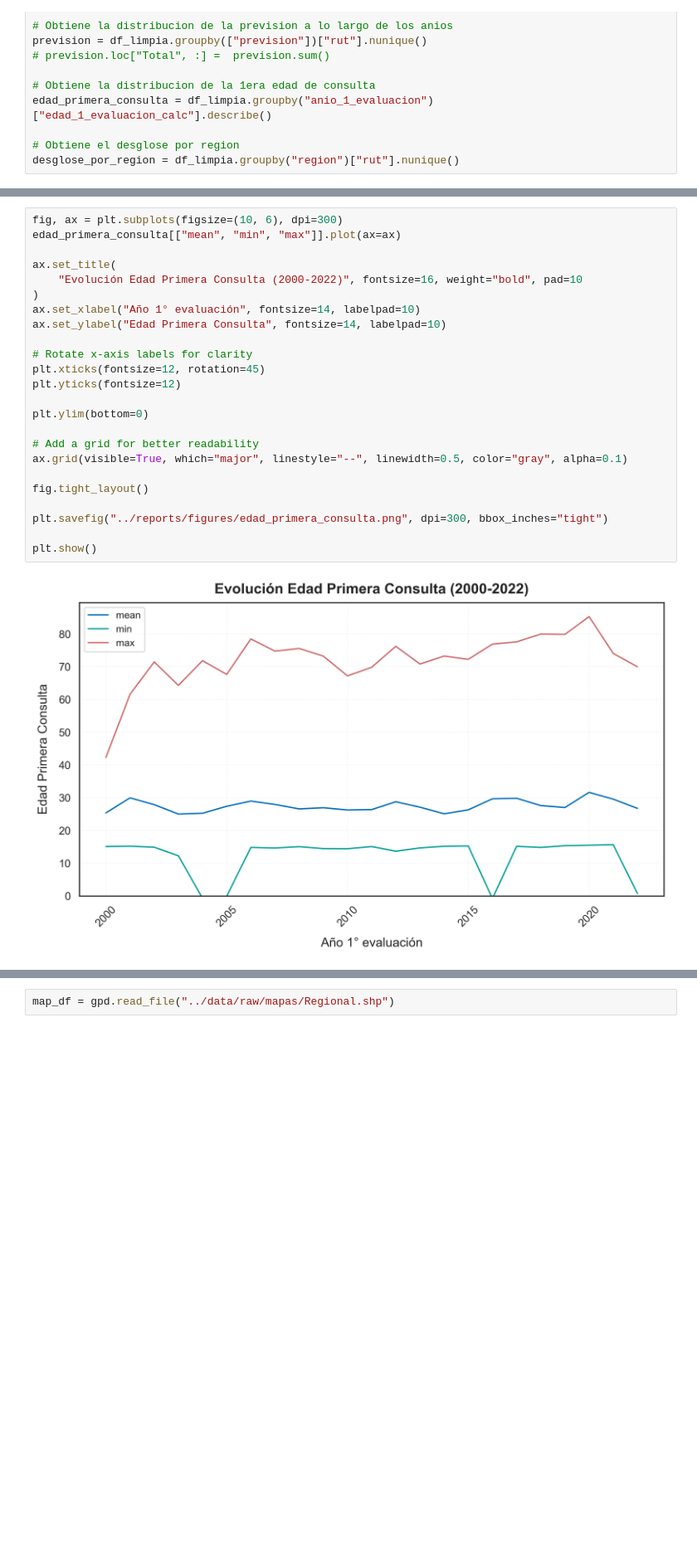
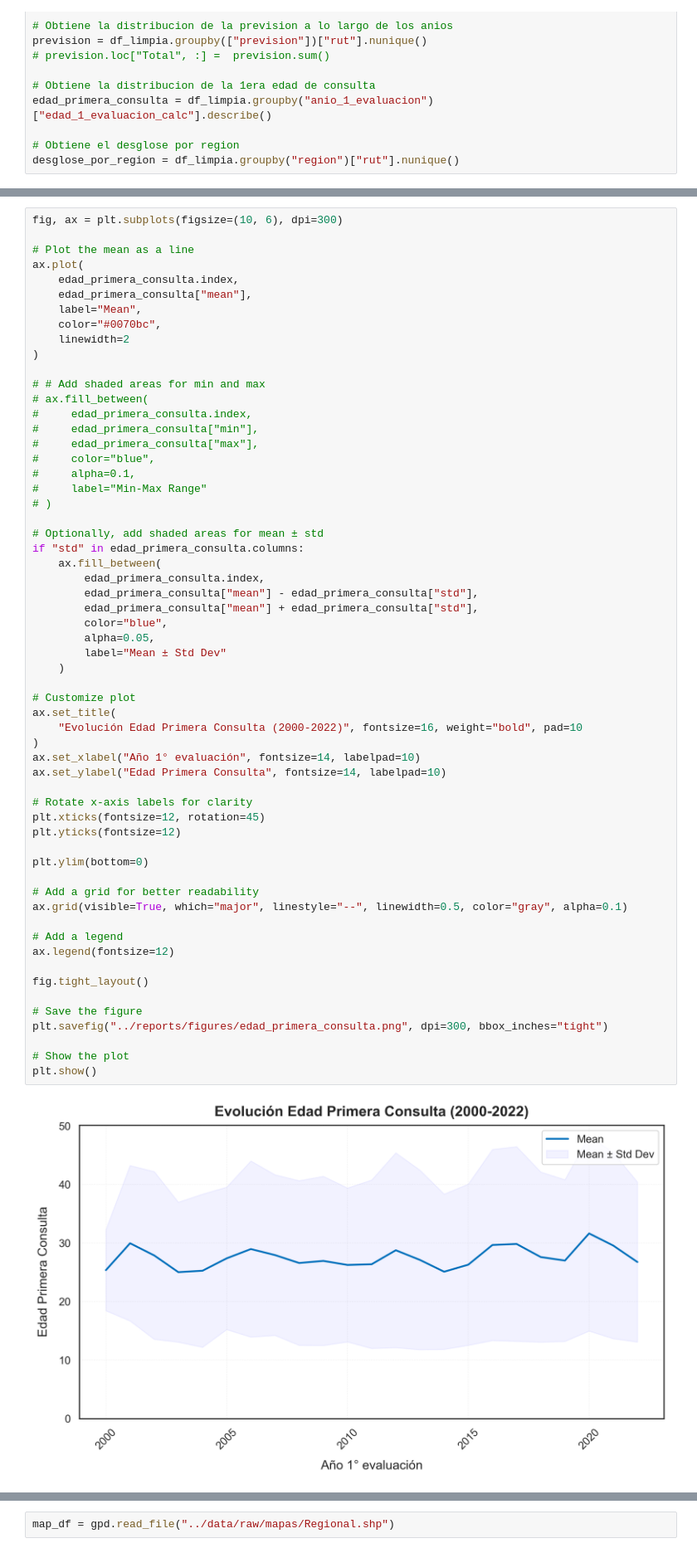
Before and after one commit to JavierRojas14/congenitas-ambulatorio, a Jupyter notebook: notebooks/test.ipynb, the cells around one changed output, grey strips where cells are left out. Shown at 83% size. Drawn from its saved outputs; the diff is of its cells as text; blank space fills up the shorter version.

```diff
--- a/notebooks/test.ipynb
+++ b/notebooks/test.ipynb
@@ -188,30 +188,65 @@ plt.show()
 [figure]
 # %%
 fig, ax = plt.subplots(figsize=(10, 6), dpi=300)
-edad_primera_consulta[["mean", "min", "max"]].plot(ax=ax)
 
+# Plot the mean as a line
+ax.plot(
+    edad_primera_consulta.index,
+    edad_primera_consulta["mean"],
+    label="Mean",
+    color="#0070bc",
+    linewidth=2
+)
+
+# # Add shaded areas for min and max
+# ax.fill_between(
+#     edad_primera_consulta.index,
+#     edad_primera_consulta["min"],
+#     edad_primera_consulta["max"],
+#     color="blue",
+#     alpha=0.1,
+#     label="Min-Max Range"
+# )
+
+# Optionally, add shaded areas for mean ± std
+if "std" in edad_primera_consulta.columns:
+    ax.fill_between(
+        edad_primera_consulta.index,
+        edad_primera_consulta["mean"] - edad_primera_consulta["std"],
+        edad_primera_consulta["mean"] + edad_primera_consulta["std"],
+        color="blue",
+        alpha=0.05,
+        label="Mean ± Std Dev"
+    )
+
+# Customize plot
 ax.set_title(
     "Evolución Edad Primera Consulta (2000-2022)", fontsize=16, weight="bold", pad=10
 )
 ax.set_xlabel("Año 1° evaluación", fontsize=14, labelpad=10)
 ax.set_ylabel("Edad Primera Consulta", fontsize=14, labelpad=10)
 
 # Rotate x-axis labels for clarity
 plt.xticks(fontsize=12, rotation=45)
 plt.yticks(fontsize=12)
 
 plt.ylim(bottom=0)
 
 # Add a grid for better readability
 ax.grid(visible=True, which="major", linestyle="--", linewidth=0.5, color="gray", alpha=0.1)
 
+# Add a legend
+ax.legend(fontsize=12)
+
 fig.tight_layout()
 
+# Save the figure
 plt.savefig("../reports/figures/edad_primera_consulta.png", dpi=300, bbox_inches="tight")
 
+# Show the plot
 plt.show()
 # %% [output]
-[figure, old version]
+[figure, new version]
 # %%
 # Set a threshold for categorizing "low-frequency" categories
 threshold = (
```
Also changed, not shown: 1 other file.
